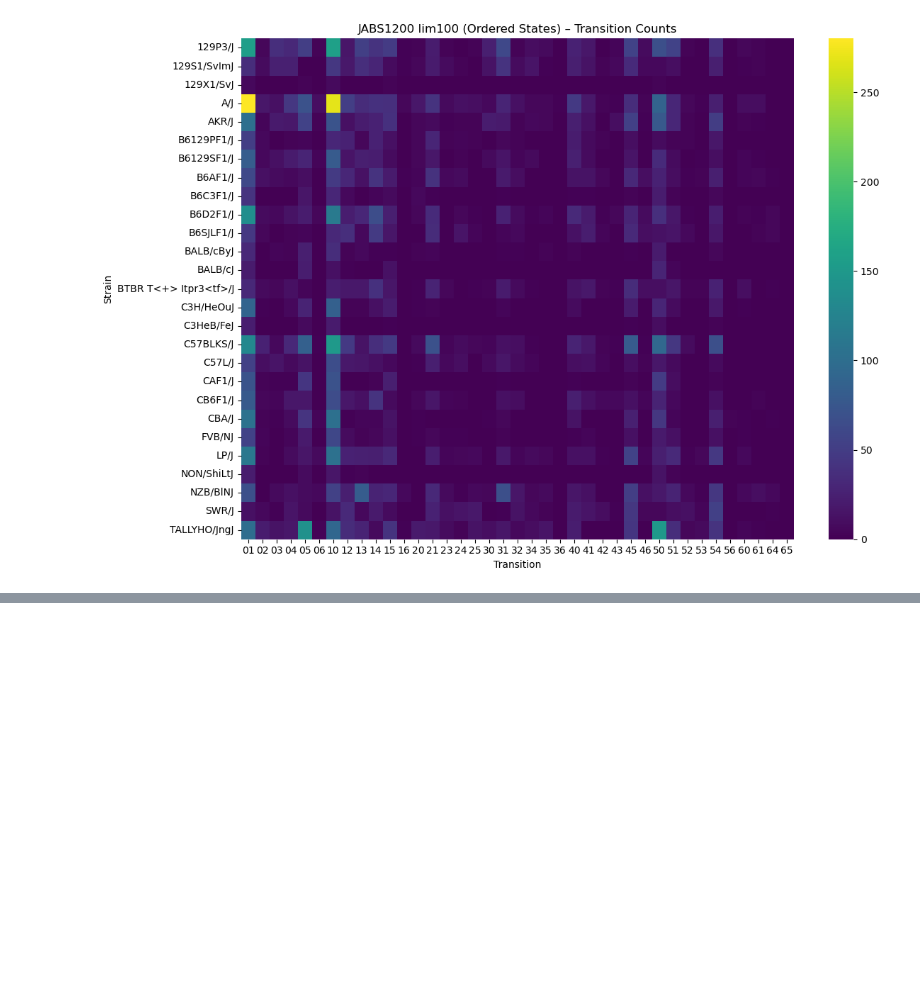
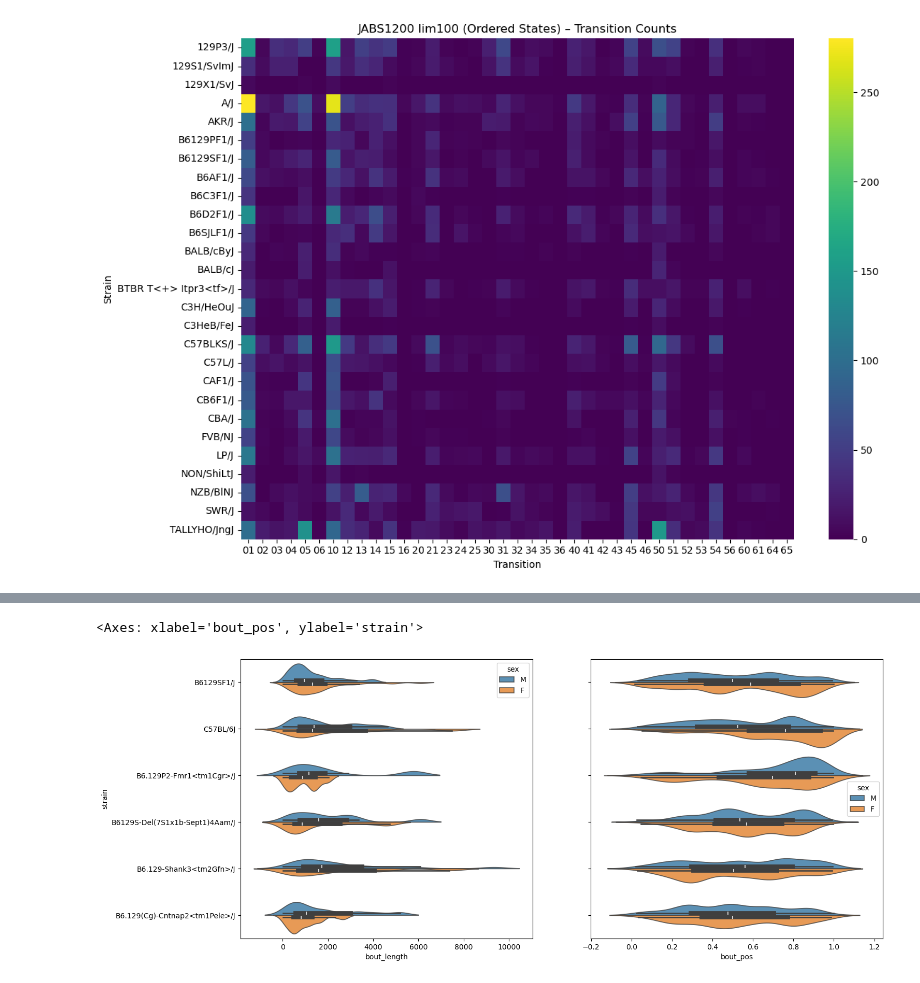
Before and after one commit to brigbrog/Syntactic-Grooming, a Jupyter notebook: visualize/transition_plots.ipynb, the cells around one changed output, grey strips where cells are left out. Saved outputs shown, nothing was run; the diff lists cells and outputs as text; code cells hidden in the pictures; blank space fills up the shorter version.

```diff
--- a/visualize/transition_plots.ipynb
+++ b/visualize/transition_plots.ipynb
@@ -526,0 +712,7 @@ plt.show()
+# %%
+fig, axes = plt.subplots(1, 2, figsize=(16, 7), sharey=True)
+sns.violinplot(data=asd_diff, x="bout_length", y="strain", hue="sex", split=True, alpha=0.8, ax=axes[0])
+sns.violinplot(data=asd_diff, x="bout_pos", y="strain", hue="sex", split=True, alpha=0.8, ax=axes[1])
+# %% [output]
+<Axes: xlabel='bout_pos', ylabel='strain'>
+[figure, added]
```
Also changed, not shown: parts of 45 cells of this notebook.
